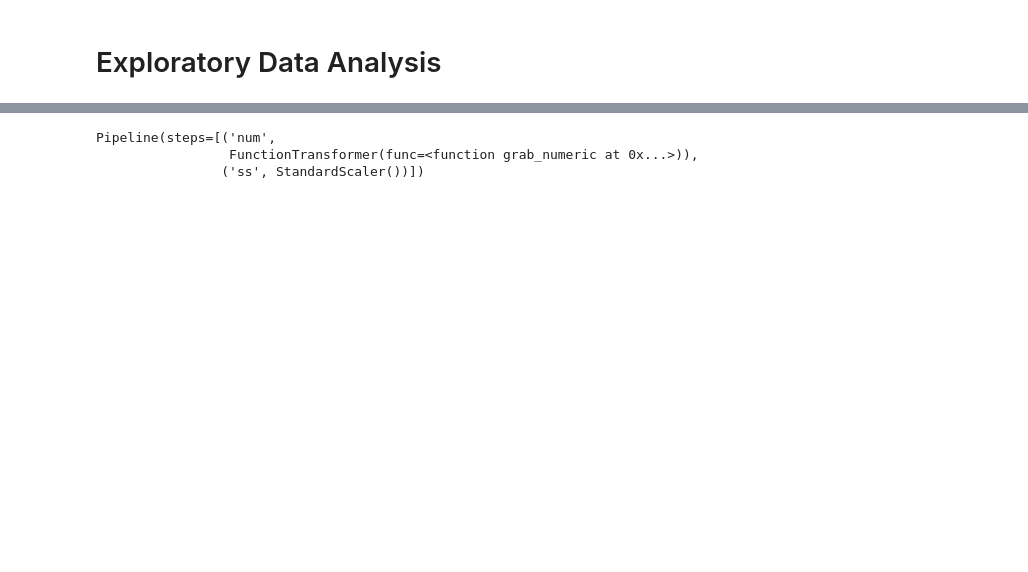
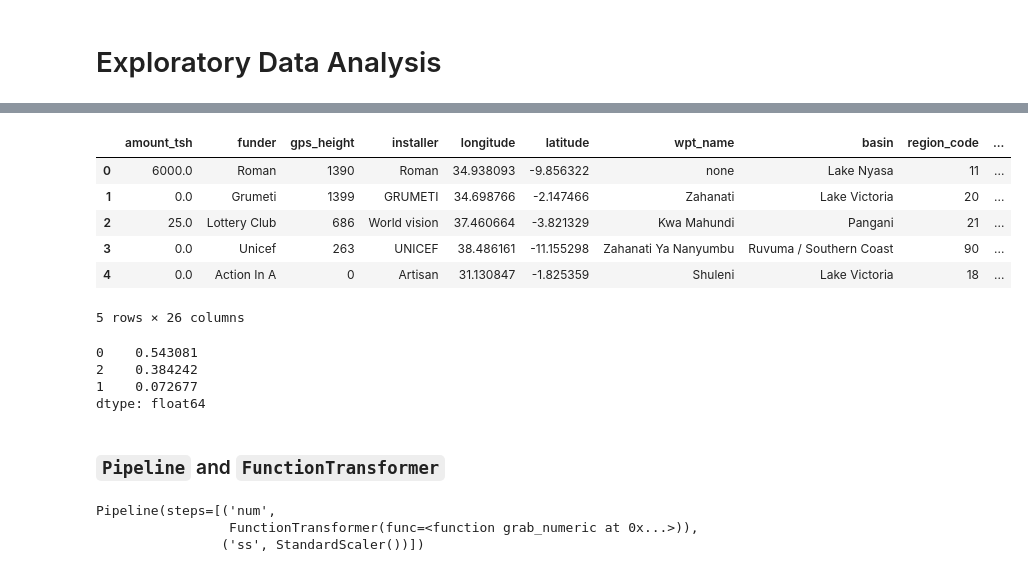
Before and after one commit to UpGoerFive/Tanzania-Well-Project, a Jupyter notebook: vale_workflow.ipynb, the cells around one changed output, grey strips where cells are left out. Saved outputs shown, nothing was run; the diff lists cells and outputs as text; code cells hidden in the pictures; blank space fills up the shorter version.

```diff
--- a/vale_workflow.ipynb
+++ b/vale_workflow.ipynb
@@ -86,2 +27,0 @@ dtype: int64
-# %%
-X['date_recorded'] = pd.to_datetime(X['date_recorded'])
@@ -406,3 +27,0 @@ The "scheme_name" and "permit" columns are missing a significant amount of their
-# %%
-# Removing "scheme_name" and permit
-X.drop(['scheme_name',"permit","date_recorded"], axis = 1, inplace = True)
@@ -508,0 +28,29 @@ GrabNumeric = FunctionTransformer(grab_numeric)
+# %%
+drop_cols = ['subvillage',
+ 'region',
+ 'lga',
+ 'ward',
+ 'extraction_type_group',
+ 'extraction_type_class',
+ 'source_type',
+ 'waterpoint_type_group',
+ 'scheme_name',
+ 'payment',
+ 'quantity_group',
+ 'waterpoint_type_group',
+ 'recorded_by',
+ 'num_private',
+ 'date_recorded',
+ 'id']
+# %%
+df = pd.concat([X.drop(columns=drop_cols), y.drop(columns='id')], axis=1)
+# %%
+df.head()
+# %% [output]
+|  | amount_tsh | funder | gps_height | installer | longitude | latitude | wpt_name | basin | region_code | ... |
+| 0 | 6000.0 | Roman | 1390 | Roman | 34.938093 | -9.856322 | none | Lake Nyasa | 11 | ... |
+| 1 | 0.0 | Grumeti | 1399 | GRUMETI | 34.698766 | -2.147466 | Zahanati | Lake Victoria | 20 | ... |
+| 2 | 25.0 | Lottery Club | 686 | World vision | 37.460664 | -3.821329 | Kwa Mahundi | Pangani | 21 | ... |
+| 3 | 0.0 | Unicef | 263 | UNICEF | 38.486161 | -11.155298 | Zahanati Ya Nanyumbu | Ruvuma / Southern Coast | 90 | ... |
+| 4 | 0.0 | Action In A | 0 | Artisan | 31.130847 | -1.825359 | Shuleni | Lake Victoria | 18 | ... |
+5 rows × 26 columns
@@ -508,0 +63,7 @@ GrabNumeric = FunctionTransformer(grab_numeric)
+# %%
+pd.Series(target).value_counts(1)
+# %% [output]
+0    0.543081
+2    0.384242
+1    0.072677
+dtype: float64
@@ -508,0 +72,2 @@ GrabNumeric = FunctionTransformer(grab_numeric)
+# %% [markdown]
+### `Pipeline` and `FunctionTransformer`
```
Also changed, not shown: parts of 90 cells of this notebook, 2 other files.
